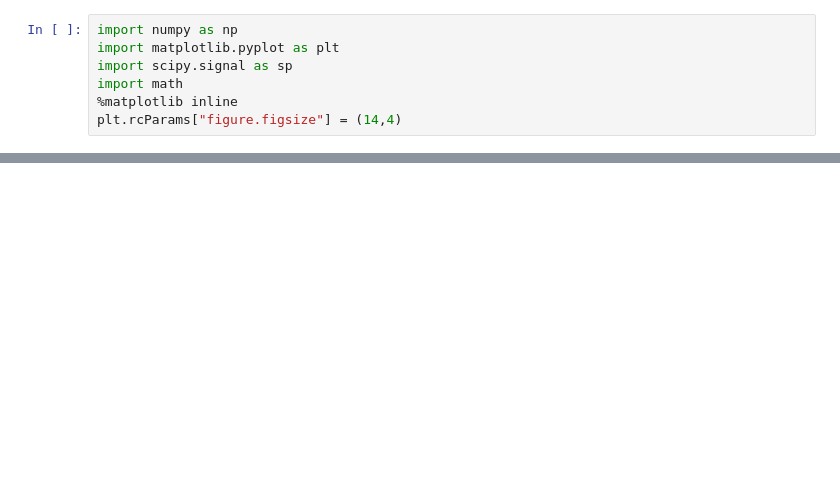
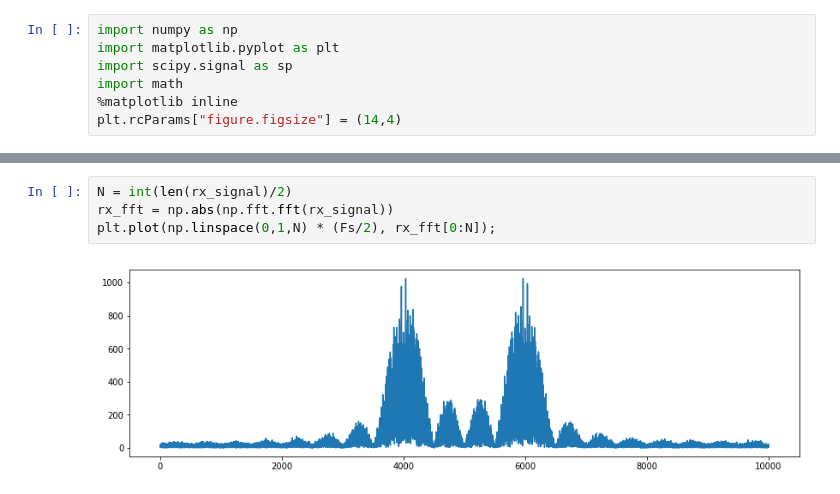
Before and after one commit to vquelque/PDC_2019, a Jupyter notebook: projet.ipynb, the cells around one changed output, grey strips where cells are left out. Cells and saved outputs as stored; diff of their text form; blank space fills up the shorter version.

```diff
--- a/projet.ipynb
+++ b/projet.ipynb
@@ -43,0 +58,6 @@ plt.plot(np.linspace(0,1,N) * (Fs/2), tx_fft[0:N]);
+# %%
+N = int(len(rx_signal)/2)
+rx_fft = np.abs(np.fft.fft(rx_signal))
+plt.plot(np.linspace(0,1,N) * (Fs/2), rx_fft[0:N]);
+# %% [output]
+[figure, added]
```
Also changed, not shown: parts of 17 cells of this notebook.
